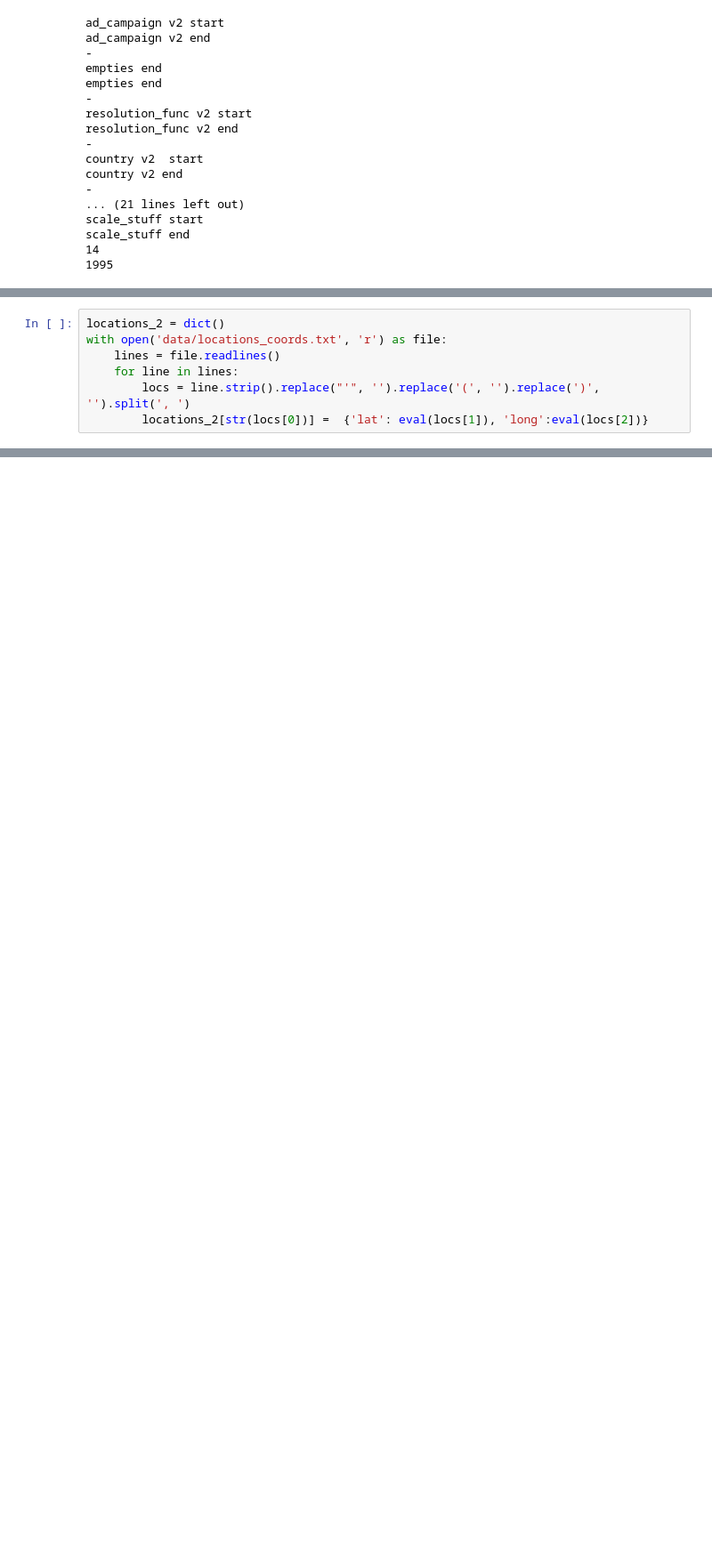
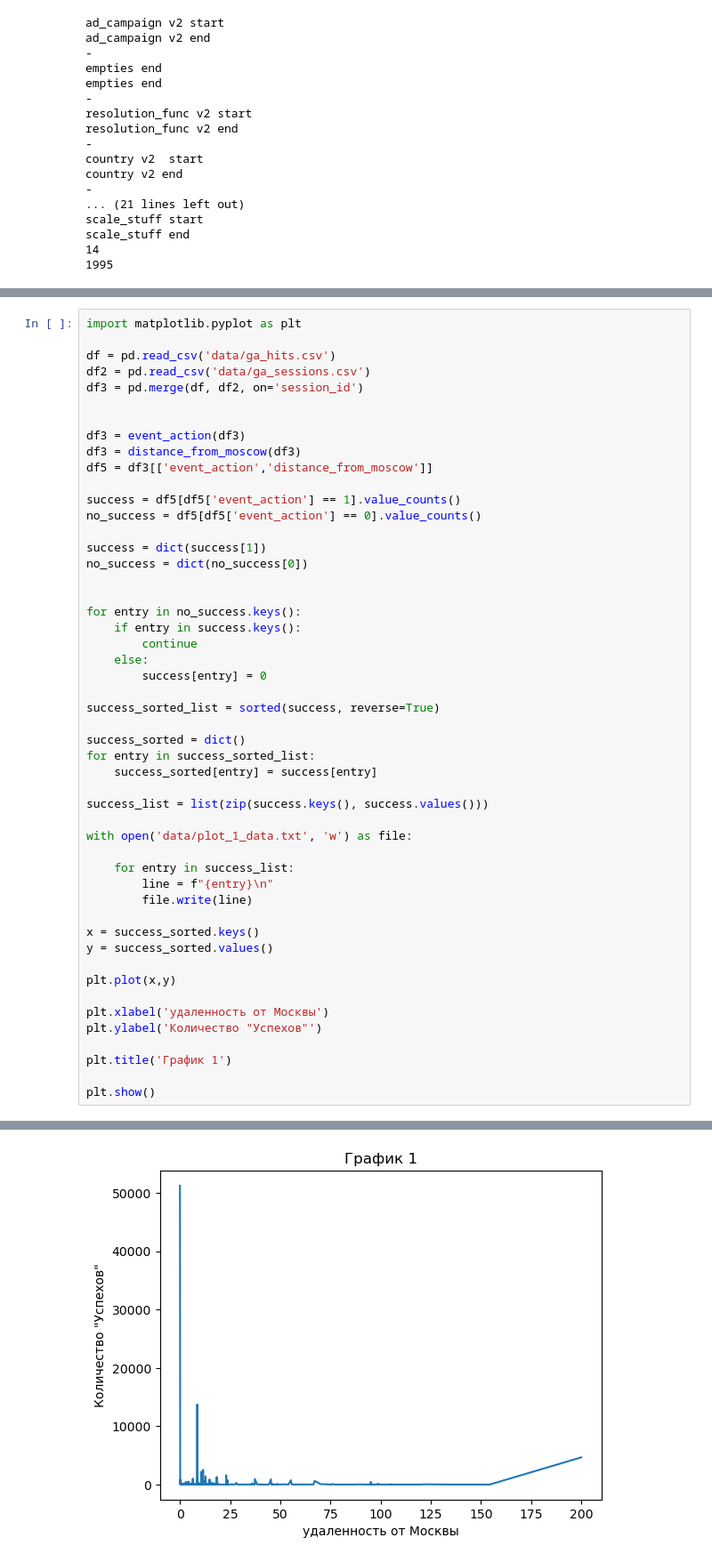
Before and after one commit to Fennec120/grad_1, a Jupyter notebook: grad_1_pipeline_2.ipynb, the cells around one changed output, grey strips where cells are left out. Shown: that part at 89% size. Saved outputs shown, nothing was run; the diff lists cells and outputs as text; blank space fills up the shorter version.

Commit message:
added plot.py, also one more preprocessing step, got +0.01 on target metric:))

```diff
--- a/grad_1_pipeline_2.ipynb
+++ b/grad_1_pipeline_2.ipynb
@@ -1360,7 +1319,0 @@ with open('data/locations_coords.txt', 'w') as file:
-# %%
-locations_2 = dict()
-with open('data/locations_coords.txt', 'r') as file:
-    lines = file.readlines()
-    for line in lines:
-        locs = line.strip().replace("'", '').replace('(', '').replace(')', '').split(', ')
-        locations_2[str(locs[0])] =  {'lat': eval(locs[1]), 'long':eval(locs[2])}
@@ -1378,0 +1324,51 @@ NameError: name 'x1' is not defined
+# %%
+import matplotlib.pyplot as plt
+
+df = pd.read_csv('data/ga_hits.csv')
+df2 = pd.read_csv('data/ga_sessions.csv')
+df3 = pd.merge(df, df2, on='session_id')
+
+
+df3 = event_action(df3)
+df3 = distance_from_moscow(df3)
+df5 = df3[['event_action','distance_from_moscow']]
+
+success = df5[df5['event_action'] == 1].value_counts()
+no_success = df5[df5['event_action'] == 0].value_counts()
+
+success = dict(success[1])
+no_success = dict(no_success[0])
+
+
+for entry in no_success.keys():
+    if entry in success.keys():
+        continue
+    else:
+        success[entry] = 0
+
+success_sorted_list = sorted(success, reverse=True)
+
+success_sorted = dict()
+for entry in success_sorted_list:
+    success_sorted[entry] = success[entry]
+
+success_list = list(zip(success.keys(), success.values()))
+
+with open('data/plot_1_data.txt', 'w') as file:
+
+    for entry in success_list:
+        line = f"{entry}\n"
+        file.write(line)
+
+x = success_sorted.keys()
+y = success_sorted.values()
+
+plt.plot(x,y)
+
+plt.xlabel('удаленность от Москвы')
+plt.ylabel('Количество "Успехов"')
+
+plt.title('График 1')
+
+plt.show()
+# %% [output]
@@ -1378,0 +1379 @@ NameError: name 'x1' is not defined
+[figure, added]
```
Also changed, not shown: parts of 28 cells of this notebook, 8 other files.
